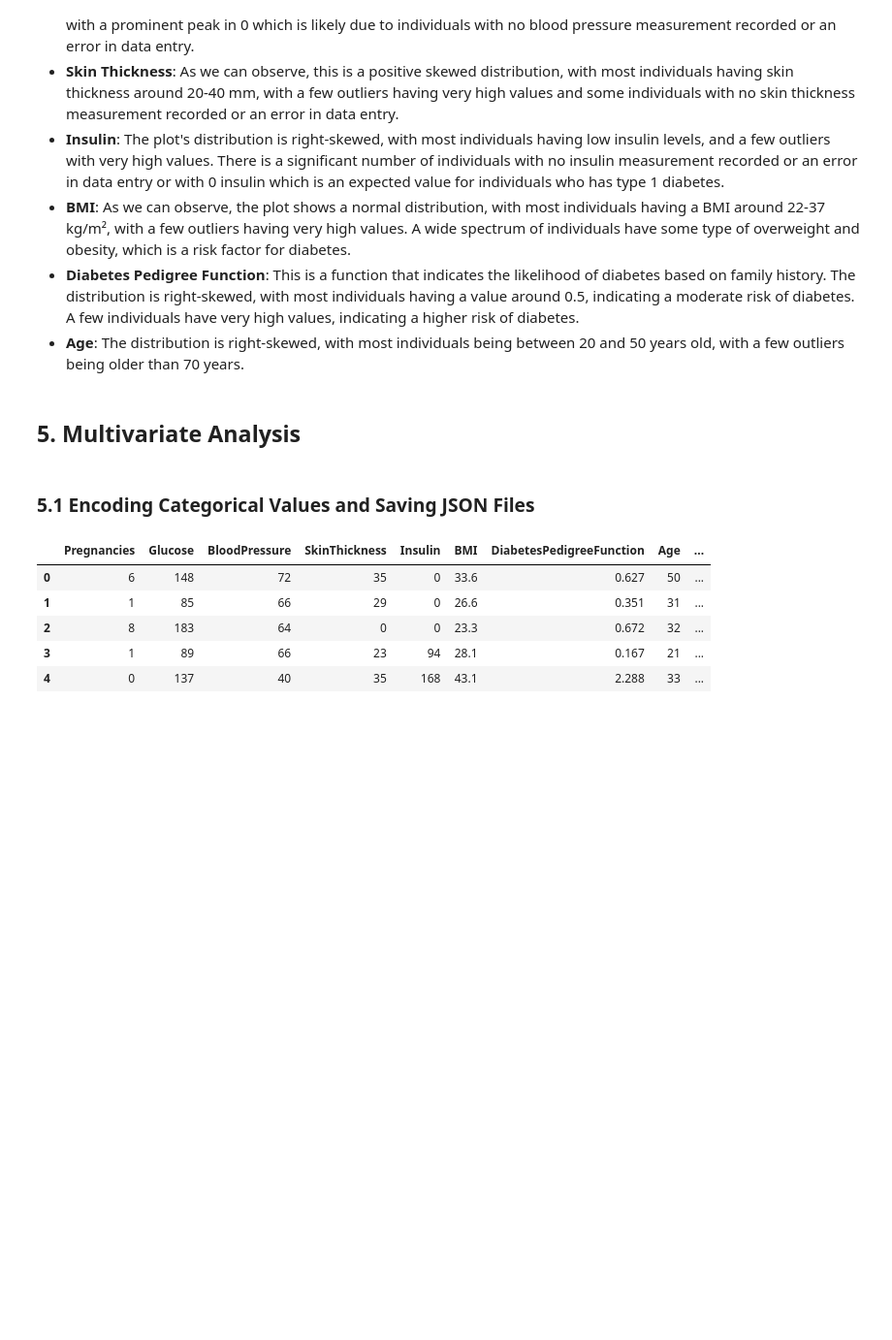
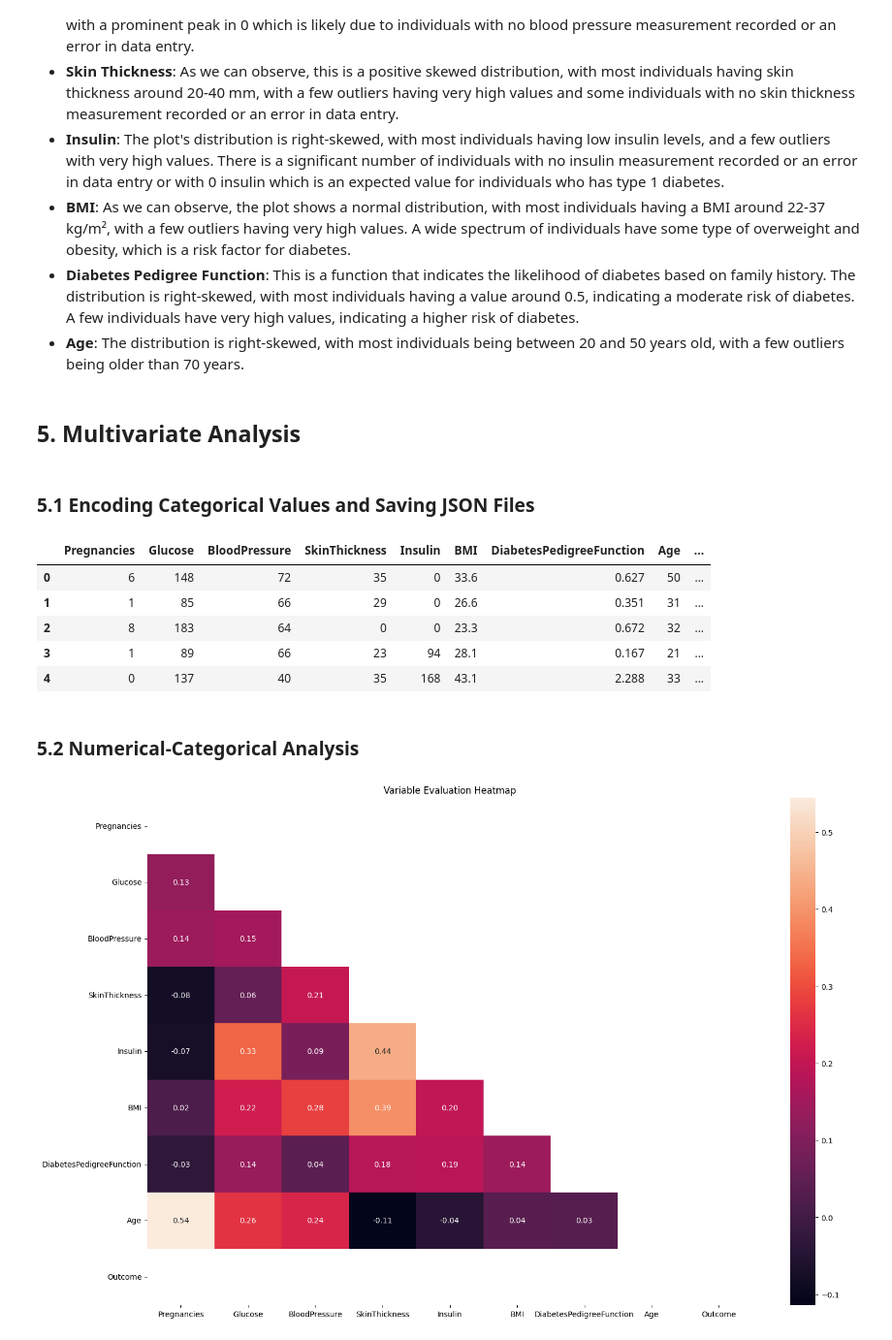
Before and after one commit to 4GeeksAcademy/danielpaez-dev-tree-decision, a Jupyter notebook: src/explore.ipynb, the cells around one changed output. Shown at 97% size. Cells and saved outputs as stored; diff of their text form; code cells hidden in the pictures; blank space fills up the shorter version.

Commit message:
feat: :sparkles: numerical-categorical analysis, feature engineering, outliers describe and fixed encoding categorical values

```diff
--- a/src/explore.ipynb
+++ b/src/explore.ipynb
@@ -272,17 +272,19 @@ plt.show()
 # %% [markdown]
 ### 5.1 Encoding Categorical Values and Saving JSON Files <a id='c5-1'></a>
 # %%
-output_dir = os.path.join('factorize_data')
+categorical_variables = ['Outcome']
+
+output_dir = os.path.join('factorized_data')
 os.makedirs(output_dir, exist_ok=True)
 
 total_data_factorized = total_data.copy()
 
 for categorical_col_name in categorical_variables:
-    codes, uniques = pd.factorize(total_data[categorical_col_name])
-    transformation_rules = {original_cat: int(code) for code, original_cat in enumerate(uniques)}
-    total_data_factorized[categorical_col_name] = codes
+    if categorical_col_name == 'Outcome':
+        transformation_rules = {'Negative': 0, 'Positive': 1}
+        total_data_factorized['Outcome'] = total_data['Outcome'].map(transformation_rules)
+
     json_file_path = os.path.join(output_dir, f"factorized_{categorical_col_name}.json")
-
     with open(json_file_path, "w") as f:
         json.dump(transformation_rules, f, indent=4)
 
@@ -294,3 +296,14 @@ total_data_factorized.head()
 | 2 | 8 | 183 | 64 | 0 | 0 | 23.3 | 0.672 | 32 | ... |
 | 3 | 1 | 89 | 66 | 23 | 94 | 28.1 | 0.167 | 21 | ... |
 | 4 | 0 | 137 | 40 | 35 | 168 | 43.1 | 2.288 | 33 | ... |
+# %% [markdown]
+### 5.2 Numerical-Categorical Analysis <a id='c5-2'></a>
+# %%
+plt.figure(figsize=(16,10))
+columns = total_data_factorized.columns
+sns.heatmap(total_data_factorized[columns].corr(), annot = True, fmt = ".2f", mask=np.triu(total_data_factorized[columns].corr()))
+plt.title('Variable Evaluation Heatmap')
+plt.tight_layout()
+plt.show()
+# %% [output]
+[figure, added]
```
Also changed, not shown: parts of 5 cells of this notebook, 2 other files.
